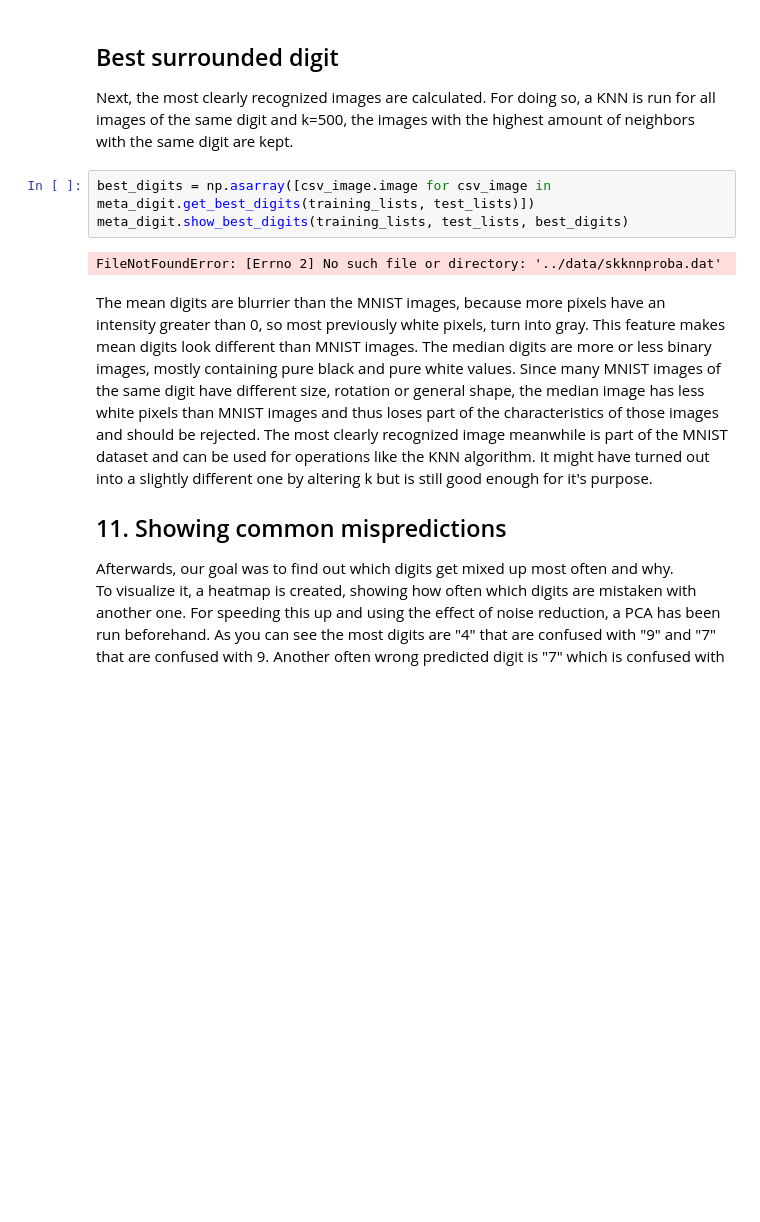
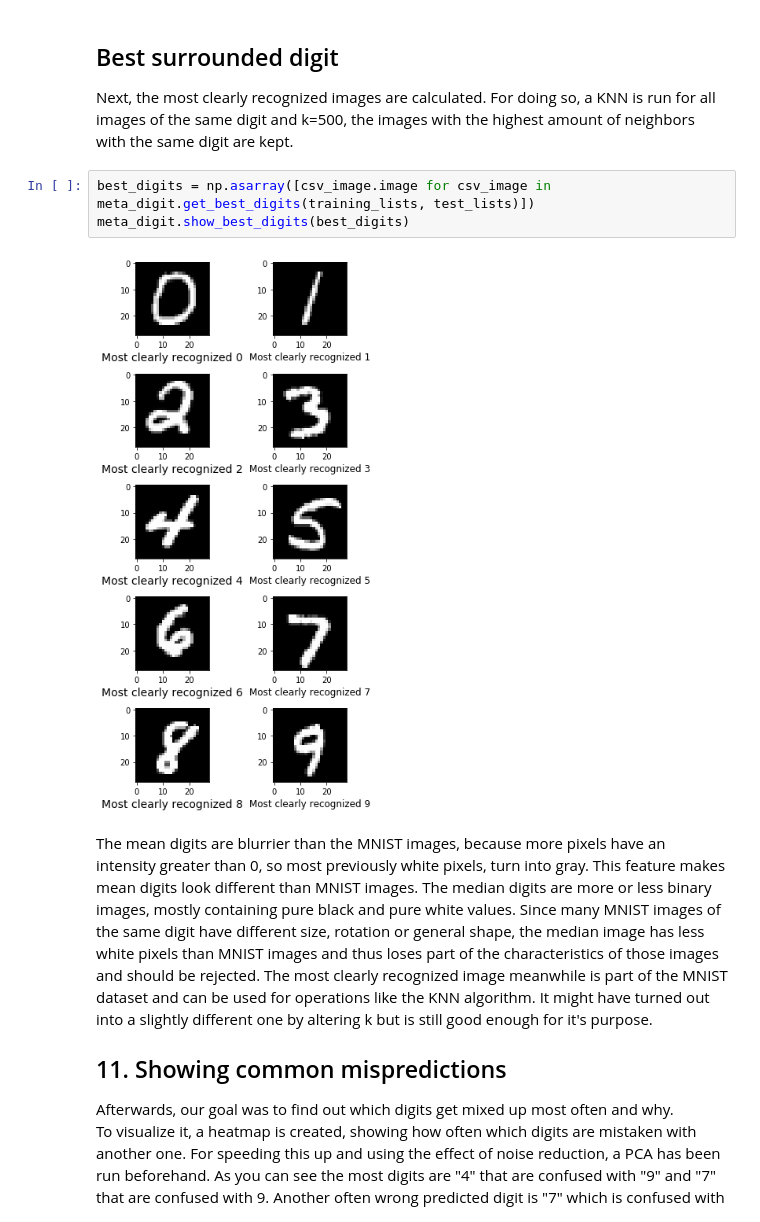
Before and after one commit to datascience-mobi/project-03-group-01, a Jupyter notebook: Final_notebook.ipynb, the cells around one changed output. Cells and saved outputs as stored; diff of their text form; blank space fills up the shorter version.

```diff
--- a/Final_notebook.ipynb
+++ b/Final_notebook.ipynb
@@ -191,9 +191,9 @@ Next, the most clearly recognized images are calculated. For doing so, a KNN is
 digit and k=500, the images with the highest amount of neighbors with the same digit are kept.
 # %%
 best_digits = np.asarray([csv_image.image for csv_image in meta_digit.get_best_digits(training_lists, test_lists)])
-meta_digit.show_best_digits(training_lists, test_lists, best_digits)
+meta_digit.show_best_digits(best_digits)
 # %% [output]
-FileNotFoundError: [Errno 2] No such file or directory: '../data/skknnproba.dat'
+[figure, added]
 # %% [markdown]
 The mean digits are blurrier than the MNIST images, because more pixels have an intensity greater than 0, so most previously
 white pixels, turn into gray. This feature makes mean digits look different than MNIST images.
```
